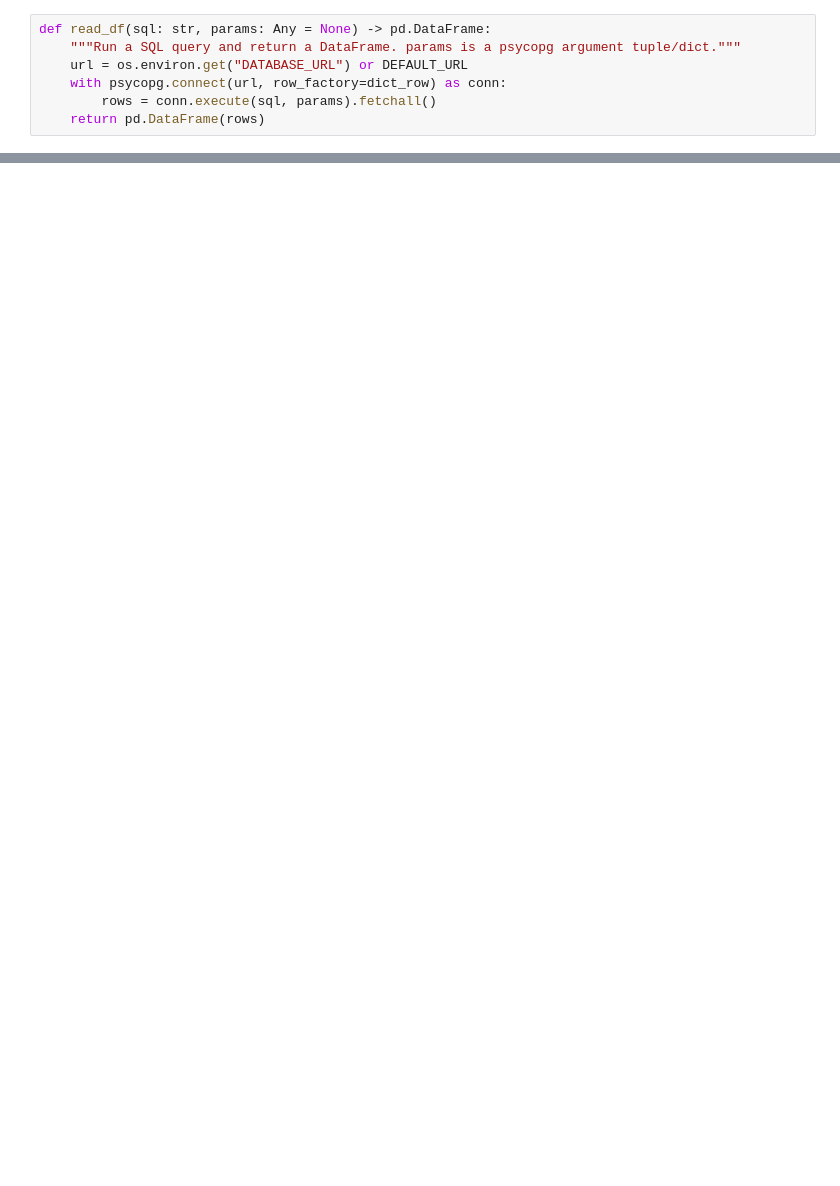
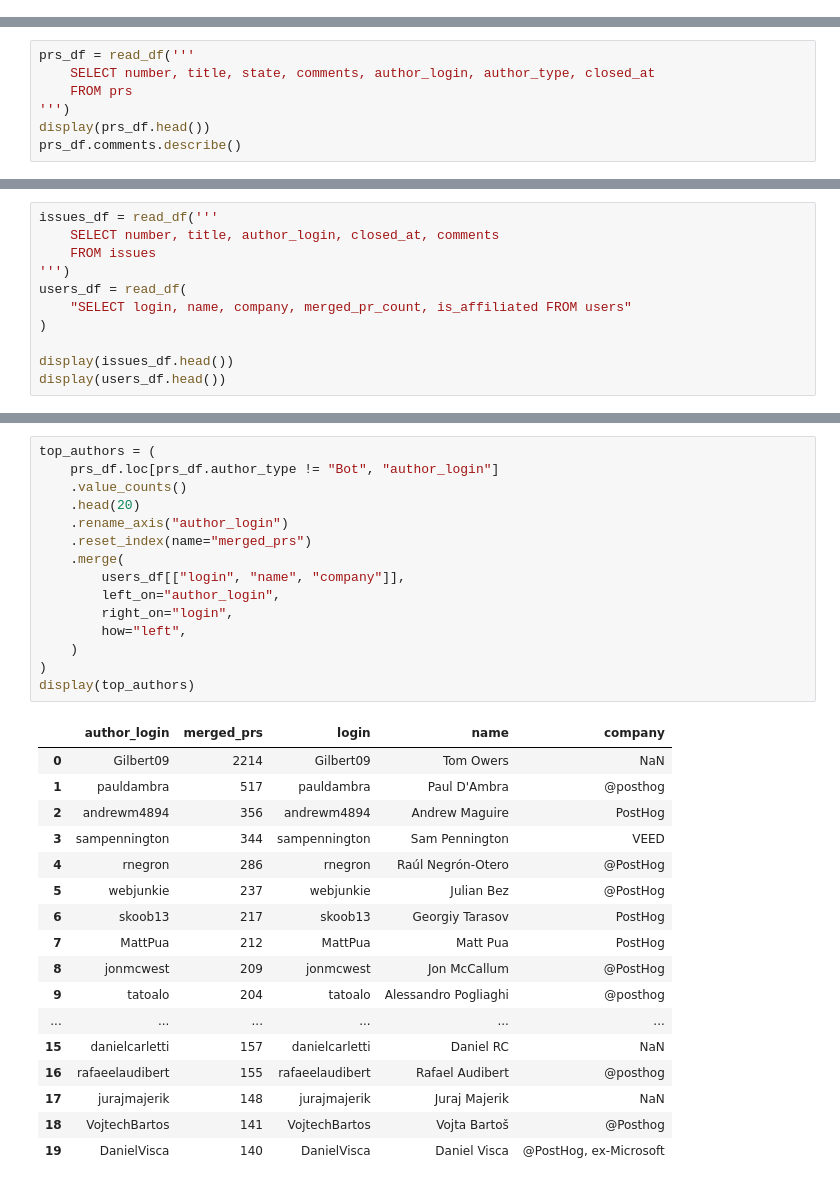
Before and after one commit to batchprocess128/weave-takehome, a Jupyter notebook: scripts/PostHogDataEDA.ipynb, the cells around one changed output, grey strips where cells are left out. Saved outputs shown, nothing was run; the diff lists cells and outputs as text; blank space fills up the shorter version.

```diff
--- a/scripts/PostHogDataEDA.ipynb
+++ b/scripts/PostHogDataEDA.ipynb
@@ -12,7 +0,0 @@ DEFAULT_URL = "postgresql://weave:weave@localhost:5432/weave"
-# %%
-def read_df(sql: str, params: Any = None) -> pd.DataFrame:
-    """Run a SQL query and return a DataFrame. params is a psycopg argument tuple/dict."""
-    url = os.environ.get("DATABASE_URL") or DEFAULT_URL
-    with psycopg.connect(url, row_factory=dict_row) as conn:
-        rows = conn.execute(sql, params).fetchall()
-    return pd.DataFrame(rows)
@@ -493,0 +61,7 @@ for k in range(8):
+# %%
+prs_df = read_df('''
+    SELECT number, title, state, comments, author_login, author_type, closed_at
+    FROM prs
+''')
+display(prs_df.head())
+prs_df.comments.describe()
@@ -493,0 +117,11 @@ for k in range(8):
+# %%
+issues_df = read_df('''
+    SELECT number, title, author_login, closed_at, comments
+    FROM issues
+''')
+users_df = read_df(
+    "SELECT login, name, company, merged_pr_count, is_affiliated FROM users"
+)
+
+display(issues_df.head())
+display(users_df.head())
@@ -493,0 +141,33 @@ for k in range(8):
+# %%
+top_authors = (
+    prs_df.loc[prs_df.author_type != "Bot", "author_login"]
+    .value_counts()
+    .head(20)
+    .rename_axis("author_login")
+    .reset_index(name="merged_prs")
+    .merge(
+        users_df[["login", "name", "company"]],
+        left_on="author_login",
+        right_on="login",
+        how="left",
+    )
+)
+display(top_authors)
+# %% [output]
+|  | author_login | merged_prs | login | name | company |
+| 0 | Gilbert09 | 2214 | Gilbert09 | Tom Owers | NaN |
+| 1 | pauldambra | 517 | pauldambra | Paul D'Ambra | @posthog |
+| 2 | andrewm4894 | 356 | andrewm4894 | Andrew Maguire | PostHog |
+| 3 | sampennington | 344 | sampennington | Sam Pennington | VEED |
+| 4 | rnegron | 286 | rnegron | Raúl Negrón-Otero | @PostHog |
+| 5 | webjunkie | 237 | webjunkie | Julian Bez | @PostHog |
+| 6 | skoob13 | 217 | skoob13 | Georgiy Tarasov | PostHog |
+| 7 | MattPua | 212 | MattPua | Matt Pua | PostHog |
+| 8 | jonmcwest | 209 | jonmcwest | Jon McCallum | @PostHog |
+| 9 | tatoalo | 204 | tatoalo | Alessandro Pogliaghi | @posthog |
+| ... | ... | ... | ... | ... | ... |
+| 15 | danielcarletti | 157 | danielcarletti | Daniel RC | NaN |
+| 16 | rafaeelaudibert | 155 | rafaeelaudibert | Rafael Audibert | @posthog |
+| 17 | jurajmajerik | 148 | jurajmajerik | Juraj Majerik | NaN |
+| 18 | VojtechBartos | 141 | VojtechBartos | Vojta Bartoš | @Posthog |
+| 19 | DanielVisca | 140 | DanielVisca | Daniel Visca | @PostHog, ex-Microsoft |
```
Also changed, not shown: parts of 45 cells of this notebook, 1 other file.
